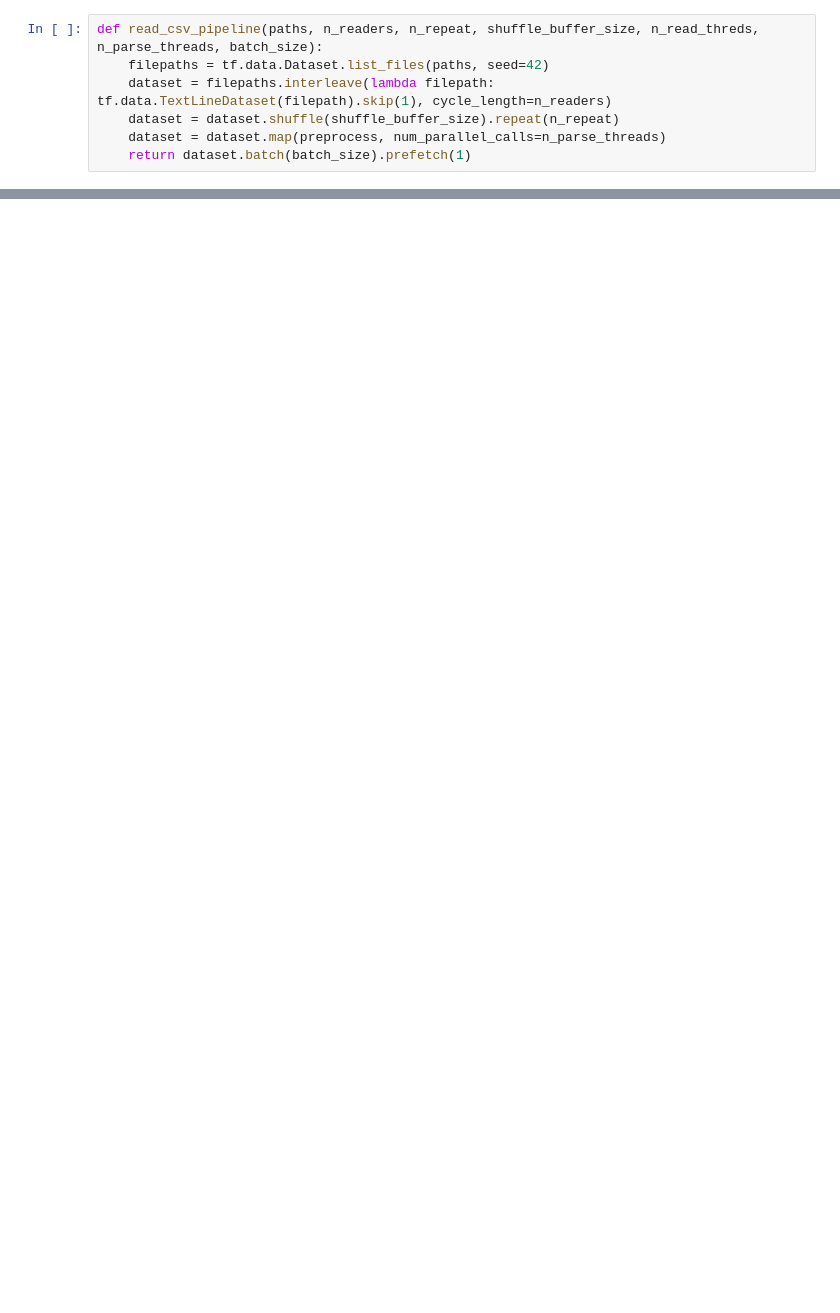
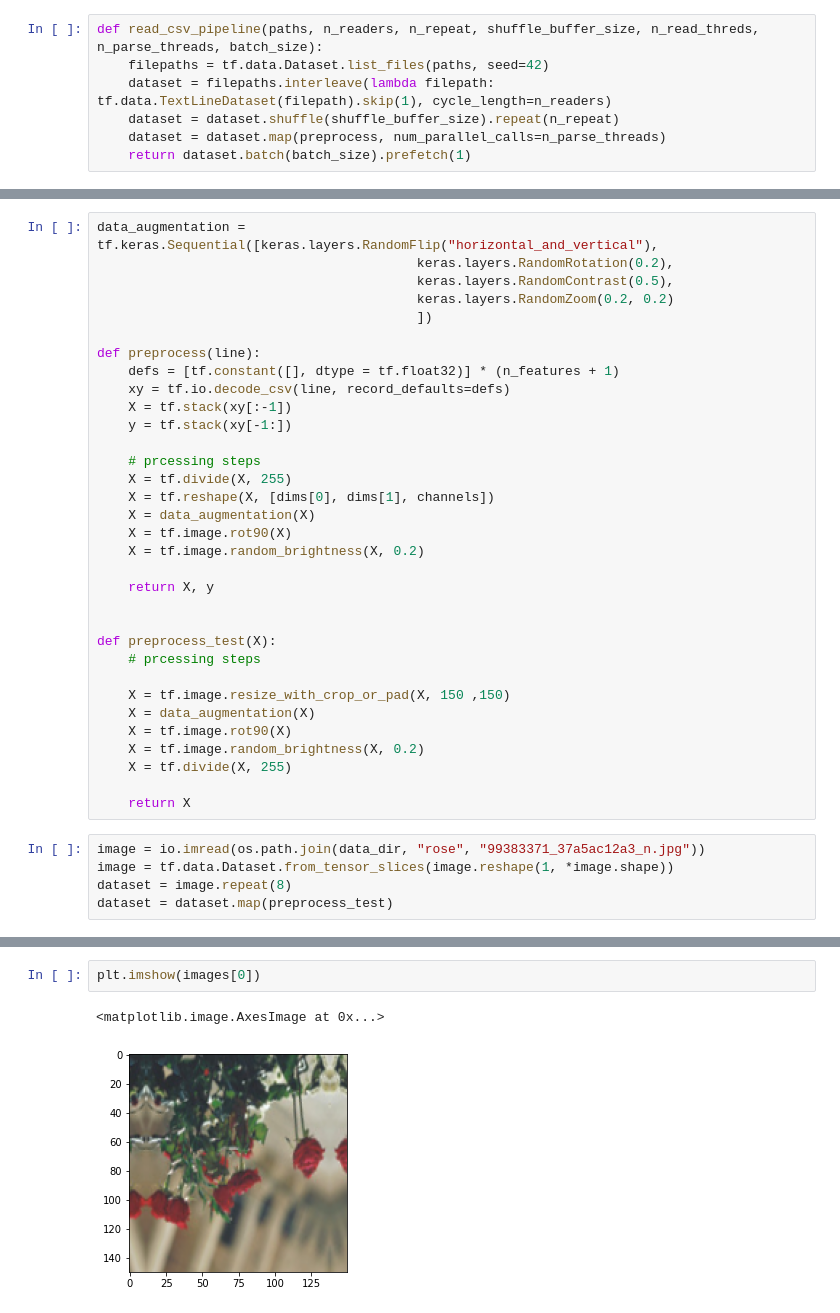
Before and after one commit to Kaushalkhokhar/complete-ml, a Jupyter notebook: projects/CNN/flowers.ipynb, the cells around one changed output, grey strips where cells are left out. Cells and saved outputs as stored; diff of their text form; blank space fills up the shorter version.

```diff
--- a/projects/CNN/flowers.ipynb
+++ b/projects/CNN/flowers.ipynb
@@ -201,0 +358,38 @@ test_set = read_csv_pipeline(test_paths, n_readers,
+# %%
+data_augmentation = tf.keras.Sequential([keras.layers.RandomFlip("horizontal_and_vertical"),
+                                         keras.layers.RandomRotation(0.2),
+                                         keras.layers.RandomContrast(0.5),
+                                         keras.layers.RandomZoom(0.2, 0.2)
+                                         ])
+
+def preprocess(line):
+    defs = [tf.constant([], dtype = tf.float32)] * (n_features + 1)
+    xy = tf.io.decode_csv(line, record_defaults=defs)
+    X = tf.stack(xy[:-1])
+    y = tf.stack(xy[-1:])
+
+    # prcessing steps
+    X = tf.divide(X, 255)
+    X = tf.reshape(X, [dims[0], dims[1], channels])
+    X = data_augmentation(X)
+    X = tf.image.rot90(X)
+    X = tf.image.random_brightness(X, 0.2)
+
+    return X, y
+
+
+def preprocess_test(X):
+    # prcessing steps
+
+    X = tf.image.resize_with_crop_or_pad(X, 150 ,150)
+    X = data_augmentation(X)
+    X = tf.image.rot90(X)
+    X = tf.image.random_brightness(X, 0.2)
+    X = tf.divide(X, 255)
+
+    return X
+# %%
+image = io.imread(os.path.join(data_dir, "rose", "99383371_37a5ac12a3_n.jpg"))
+image = tf.data.Dataset.from_tensor_slices(image.reshape(1, *image.shape))
+dataset = image.repeat(8)
+dataset = dataset.map(preprocess_test)
@@ -201,0 +406,5 @@ test_set = read_csv_pipeline(test_paths, n_readers,
+# %%
+plt.imshow(images[0])
+# %% [output]
+<matplotlib.image.AxesImage at 0x...>
+[figure, added]
```
Also changed, not shown: parts of 25 cells of this notebook, 1 other file.
